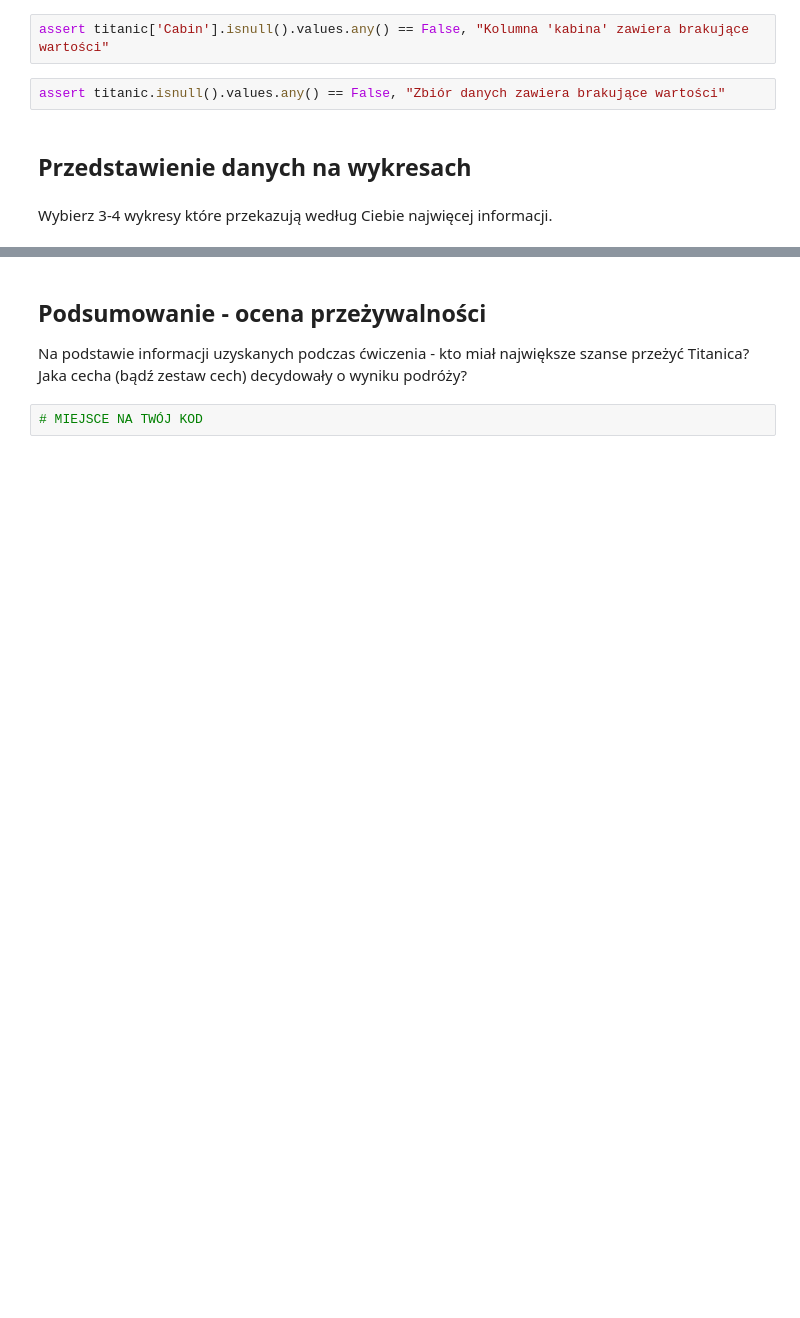
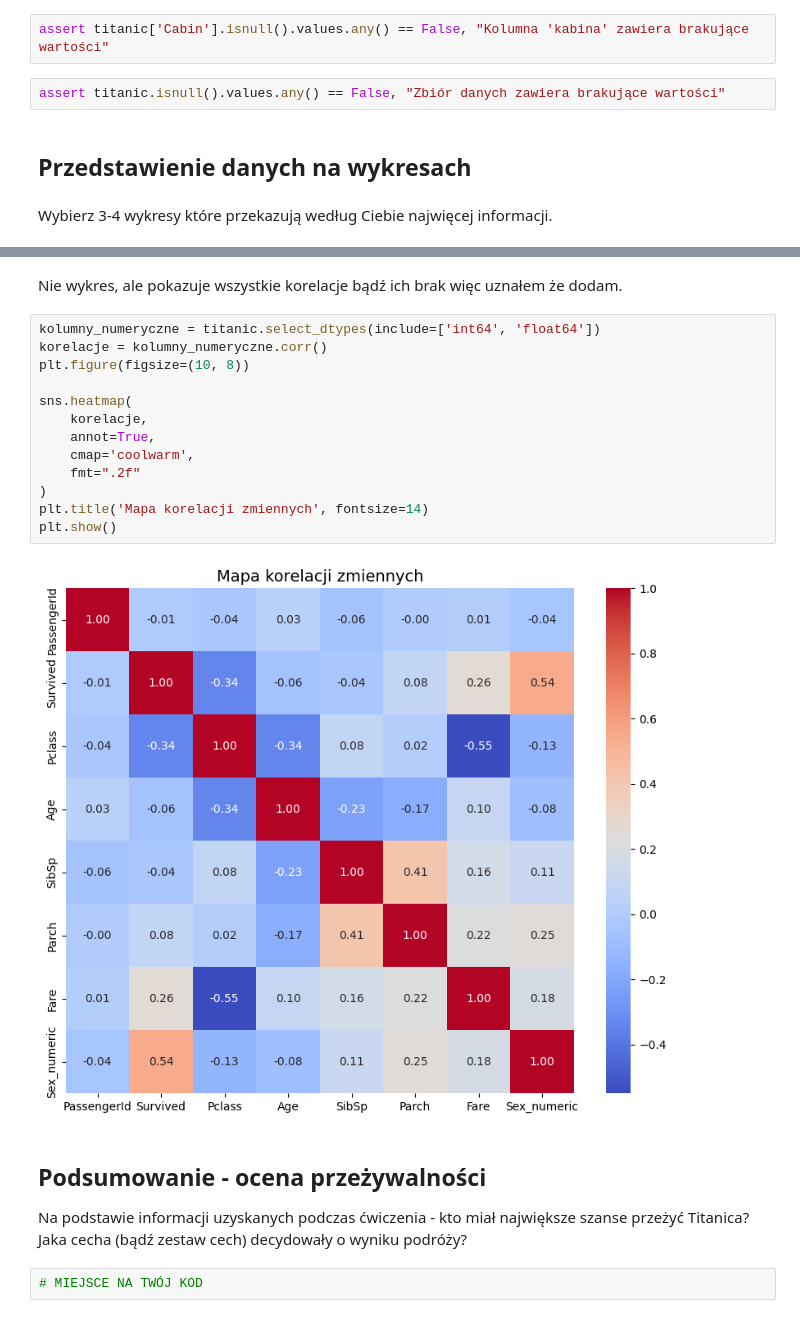
Before and after one commit to Zajecia-na-PWr-LR/lista-2-PJ0506, a Jupyter notebook: UczenieMaszynowe_25_26_Lista2.ipynb, the cells around one changed output, grey strips where cells are left out. Saved outputs shown, nothing was run; the diff lists cells and outputs as text; blank space fills up the shorter version.

```diff
--- a/UczenieMaszynowe_25_26_Lista2.ipynb
+++ b/UczenieMaszynowe_25_26_Lista2.ipynb
@@ -149,3 +184,20 @@ Wybierz 3-4 wykresy które przekazują według Ciebie najwięcej informacji.
+# %% [markdown]
+Nie wykres, ale pokazuje wszystkie korelacje bądź ich brak więc uznałem że dodam.
+# %%
+kolumny_numeryczne = titanic.select_dtypes(include=['int64', 'float64'])
+korelacje = kolumny_numeryczne.corr()
+plt.figure(figsize=(10, 8))
+
+sns.heatmap(
+    korelacje,
+    annot=True,
+    cmap='coolwarm',
+    fmt=".2f"
+)
+plt.title('Mapa korelacji zmiennych', fontsize=14)
+plt.show()
+# %% [output]
+[figure, added]
 # %% [markdown]
 ## Podsumowanie - ocena przeżywalności
 
```
Also changed, not shown: parts of 25 cells of this notebook.
